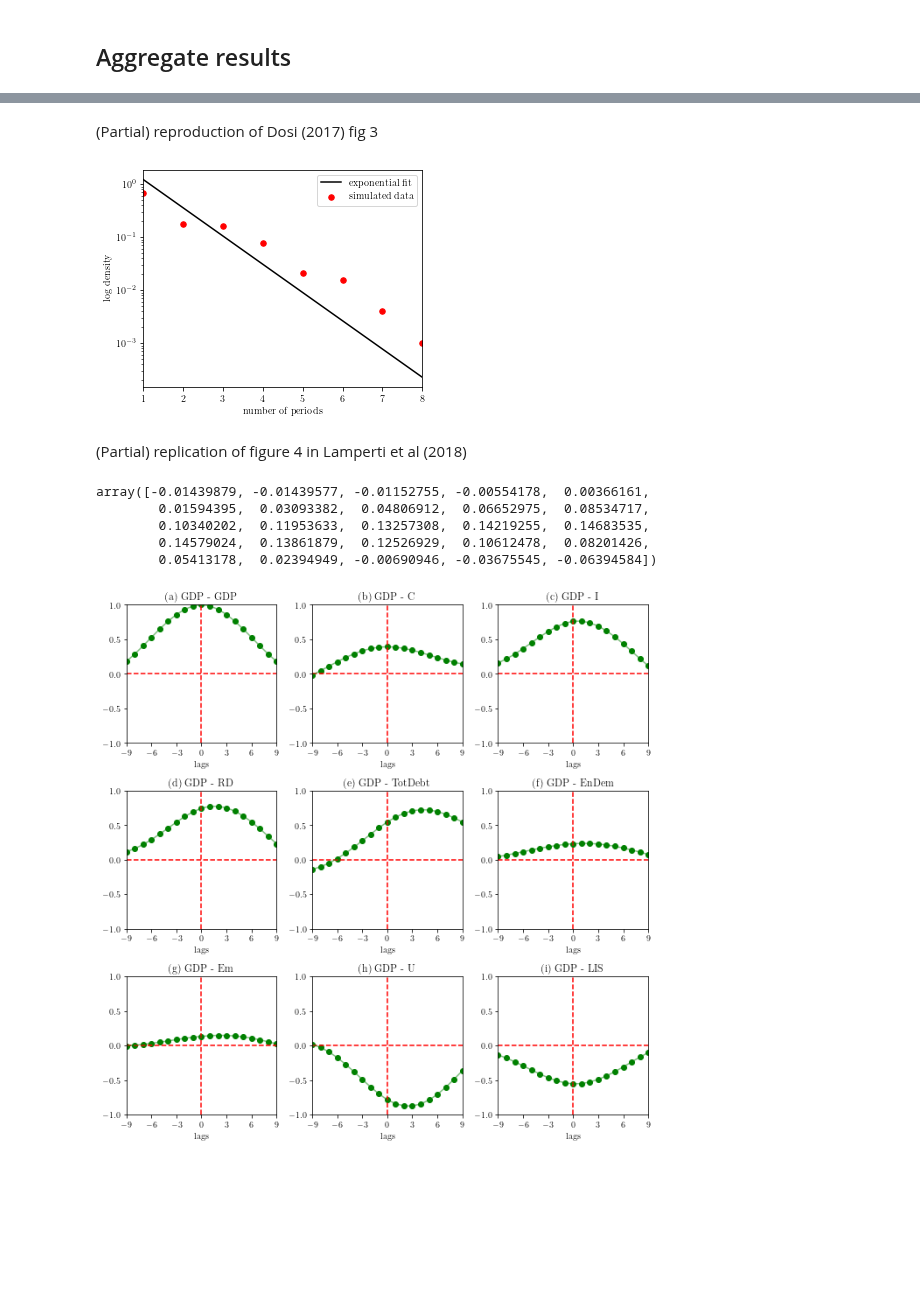
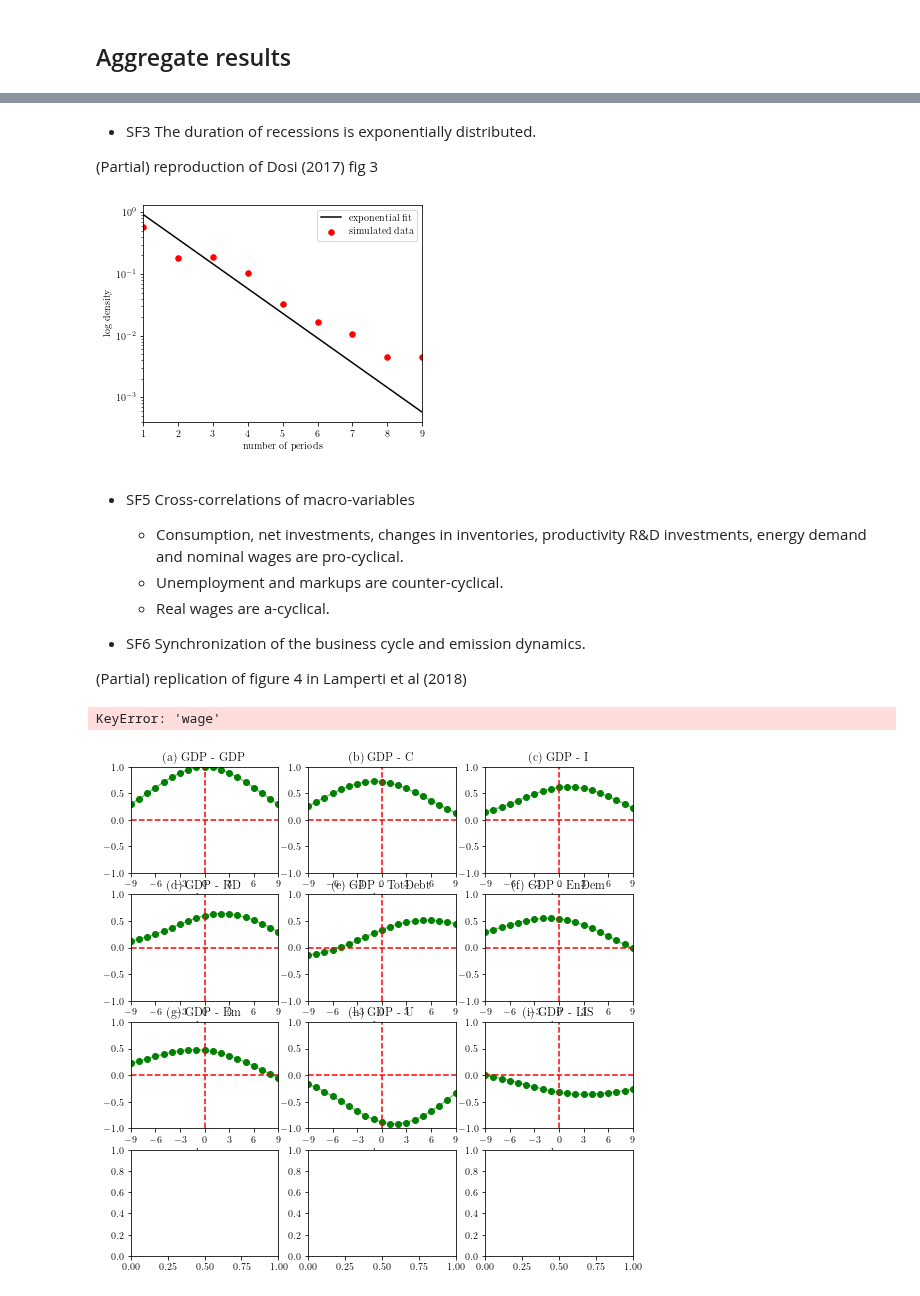
Before and after one commit to Tarsatir/Capsule_Climate, a Jupyter notebook: results/validation/replication_plots.ipynb, the cells around one changed output, grey strips where cells are left out. Drawn from its saved outputs; the diff is of its cells as text; code cells hidden in the pictures; blank space fills up the shorter version.

```diff
--- a/results/validation/replication_plots.ipynb
+++ b/results/validation/replication_plots.ipynb
@@ -18,5 +18,4 @@ from statsmodels.tsa.tsatools import detrend
 # %% [markdown]
 ### Replication of single-run plots
 # %%
-df_1 = pd.read_csv('validation_samples/valoutput_1.csv')
-df_1.head(-10)
+df_1 = pd.read_csv('validation_samples/valoutput_2.csv')
@@ -386,9 +285,12 @@ def filepath(i):
 # %%
-n_MC = 25
+# Open all validation files
+
+def filepath(i):
+    return f'validation_samples/valoutput_{i}.csv'
+
+n_MC = 10
 
 df_list = []
 for MC_i in range(1, n_MC + 1):
     df_list.append(pd.read_csv(filepath(MC_i)))
 df = pd.concat(df_list)
-
-df.head(-10)
@@ -409,2 +296,0 @@ df.head(-10)
-# %%
-real_GDP = df.GDP / df.prices
@@ -483,6 +332,8 @@ EnDem_filtered = sm.tsa.filters.bkfilter(np.log(df.EnDem), bk_low, bk_high, bk_K
 TotDebt_filtered = sm.tsa.filters.bkfilter(np.log(df.TotDebt), bk_low, bk_high, bk_K)
 prices_filtered = sm.tsa.filters.bkfilter(np.log(df.prices), bk_low, bk_high, bk_K)
 # %% [markdown]
+* SF3 The duration of recessions is exponentially distributed.
+
 (Partial) reproduction of Dosi (2017) fig 3
 # %%
 # Count recession periods
@@ -522,20 +371,21 @@ plt.ylabel('log density')
 plt.legend()
 plt.show()
 # %% [output]
-[figure, old version]
+[figure, new version]
-# %% [markdown]
-(Partial) replication of figure 4 in Lamperti et al (2018)
+# %% [markdown]
+* SF5 Cross-correlations of macro-variables
+    * Consumption, net investments, changes in inventories, productivity R&D investments, energy demand and nominal wages are pro-cyclical.
+    * Unemployment and markups are counter-cyclical.
+    * Real wages are a-cyclical.
+
+* SF6 Synchronization of the business cycle and emission dynamics.
+
+(Partial) replication of figure 4 in Lamperti et al (2018)
 # %%
 def compute_correlations(indicator, apply_bk=False, make_real=False, min_lag=-3, max_lag=3):
 
     all_x = []
     all_y = []
-
-    # gdp_filtered = sm.tsa.filters.bkfilter(np.log(df_list[4].GDP / df_list[4].prices), bk_low, bk_high, bk_K)
-    # Em_filtered = sm.tsa.filters.bkfilter(np.log(df_list[4].Em), bk_low, bk_high, bk_K)
-    # EnDem_filtered = sm.tsa.filters.bkfilter(np.log(df_list[4].EnDem), bk_low, bk_high, bk_K)
-    # print(stats.pearsonr(gdp_filtered, EnDem_filtered))
-    # print(stats.pearsonr(gdp_filtered, Em_filtered))
 
     for df_part in df_list:
 
@@ -555,68 +405,49 @@ def compute_correlations(indicator, apply_bk=False, make_real=False, min_lag=-3,
         all_x.extend(ind_data)
         all_y.extend(gdp_filtered)
 
-    # print(all_x)
-    # print(all_y)
-
     ccf_back = smt.ccf(all_x[::-1], all_y[::-1])[1:-min_lag+1][::-1]
     ccf_forw = smt.ccf(all_x, all_y)[:max_lag+1]
 
     ccf = np.concatenate((ccf_back, ccf_forw))
 
-    # print(indicator)
-    # print(ccf)
-
     return ccf
-
-    # r, p = stats.pearsonr(all_x, all_y)
-    # all_r.append(r)
-    # all_p.append(p)
-
-    # return all_r, all_p
-
-compute_correlations('Em', apply_bk=True, make_real=True, min_lag=-12, max_lag=12)
-# %% [output]
-array([-0.01439879, -0.01439577, -0.01152755, -0.00554178,  0.00366161,
-        0.01594395,  0.03093382,  0.04806912,  0.06652975,  0.08534717,
-        0.10340202,  0.11953633,  0.13257308,  0.14219255,  0.14683535,
-        0.14579024,  0.13861879,  0.12526929,  0.10612478,  0.08201426,
-        0.05413178,  0.02394949, -0.00690946, -0.03675545, -0.06394584])
 # %%
 lags = 9
 min_lag = -lags
 max_lag = lags
 
-indicators = ['GDP', 'C', 'I', 'RD', 'TotDebt', 'EnDem', 'Em', 'U', 'LIS']
+indicators = ['GDP', 'C', 'I', 'RD', 'TotDebt', 'EnDem', 'Em', 'U', 'LIS', 'wage']
 lags = np.arange(min_lag, max_lag + 1)
 
-fig, axes = plt.subplots(3,3, figsize=(9, 9))
+fig, axes = plt.subplots(4, 3, figsize=(9, 9))
 
 for i, (indicator, ax) in enumerate(zip(indicators, axes.flatten())):
 
     fig_nr = chr(i + 97)
 
     apply_bk = True
     make_real = True
     if indicator == ('markups' or 'U' or 'EnDem' or 'Em' or 'LIS'):
         make_real=False
 
     all_r = compute_correlations(indicator, apply_bk=apply_bk, make_real=make_real,
                                         min_lag=min_lag, max_lag=max_lag)
 
     ax.hlines(0, min_lag, max_lag, linestyle='dashed', color='red')
     ax.vlines(0, -1., 1, linestyle='dashed', color='red')
 
     ax.scatter(lags, all_r, color='green')
     ax.plot(lags, all_r, alpha=0.5, color='green')
 
     ax.set_ylim(-1., 1.)
     ax.set_xlim(min_lag, max_lag)
     ax.set_xticks(np.linspace(min_lag, max_lag, 7))
     ax.set_yticks(np.linspace(-1, 1, 5))
     ax.set_title(f'({fig_nr}) GDP - {indicator}')
     ax.set_xlabel('lags')
 
 plt.tight_layout()
 plt.show()
 # %% [output]
+KeyError: 'wage'
-[figure, old version]
+[figure, new version]
```
Also changed, not shown: parts of 35 cells of this notebook, 47 other files.
